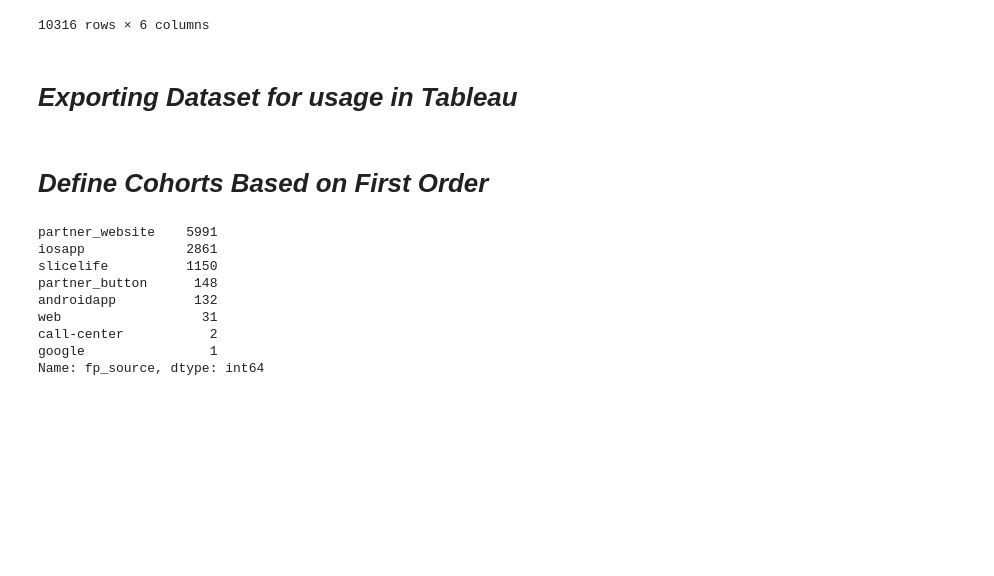
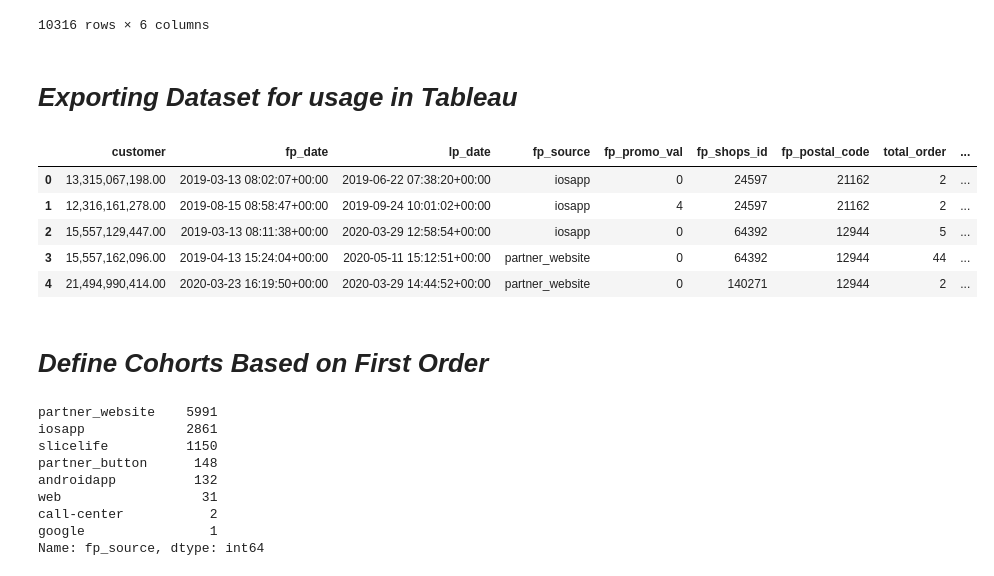
Before and after one commit to aneeshoberoi/churnhw, a Jupyter notebook: Churn_Final.ipynb, the cells around one changed output. Drawn from its saved outputs; the diff is of its cells as text; code cells hidden in the pictures; blank space fills up the shorter version.

```diff
--- a/Churn_Final.ipynb
+++ b/Churn_Final.ipynb
@@ -12,11 +12,16 @@ from IPython.display import HTML
 import matplotlib.pyplot as plt
 import seaborn as sns
 
+import pandas as pd
+pd.set_option('display.max_rows', 500)
+pd.set_option('display.max_columns', 500)
+pd.set_option('display.width', 1000)
+
 #pd.set_option('display.float_format', lambda x: '%.0f' % x)
 pd.options.display.float_format = "{:,.2f}".format
 pd.set_option("display.precision",2)
 # %%
-source='https://raw.githubusercontent.com/aneeshoberoi/churnhw/main/churn_homework%20-%20homework_orders.csv?token=AP7KM2V7ATORWSUELYW4GHK7TGCMY'
+source='https://raw.githubusercontent.com/aneeshoberoi/churnhw/main/churn_homework%20-%20homework_orders.csv?token=AP7KM2S5ANCX62OMTYE47GK7TLP3A'
 raw=pd.read_csv(source, sep=",")
 # %%
 #raw=df.head(100)
@@ -293,3 +286,12 @@ cust_final_dataset.to_csv('cust_final_dataset.csv',index=False)
+# %%
+cust_final_dataset.head()
+# %% [output]
+|  | customer | fp_date | lp_date | fp_source | fp_promo_val | fp_shops_id | fp_postal_code | total_order | ... |
+| 0 | 13,315,067,198.00 | 2019-03-13 08:02:07+00:00 | 2019-06-22 07:38:20+00:00 | iosapp | 0 | 24597 | 21162 | 2 | ... |
+| 1 | 12,316,161,278.00 | 2019-08-15 08:58:47+00:00 | 2019-09-24 10:01:02+00:00 | iosapp | 4 | 24597 | 21162 | 2 | ... |
+| 2 | 15,557,129,447.00 | 2019-03-13 08:11:38+00:00 | 2020-03-29 12:58:54+00:00 | iosapp | 0 | 64392 | 12944 | 5 | ... |
+| 3 | 15,557,162,096.00 | 2019-04-13 15:24:04+00:00 | 2020-05-11 15:12:51+00:00 | partner_website | 0 | 64392 | 12944 | 44 | ... |
+| 4 | 21,494,990,414.00 | 2020-03-23 16:19:50+00:00 | 2020-03-29 14:44:52+00:00 | partner_website | 0 | 140271 | 12944 | 2 | ... |
 # %% [markdown]
 # ***Define Cohorts Based on First Order***
 # %%
```
Also changed, not shown: parts of 10 cells of this notebook.
